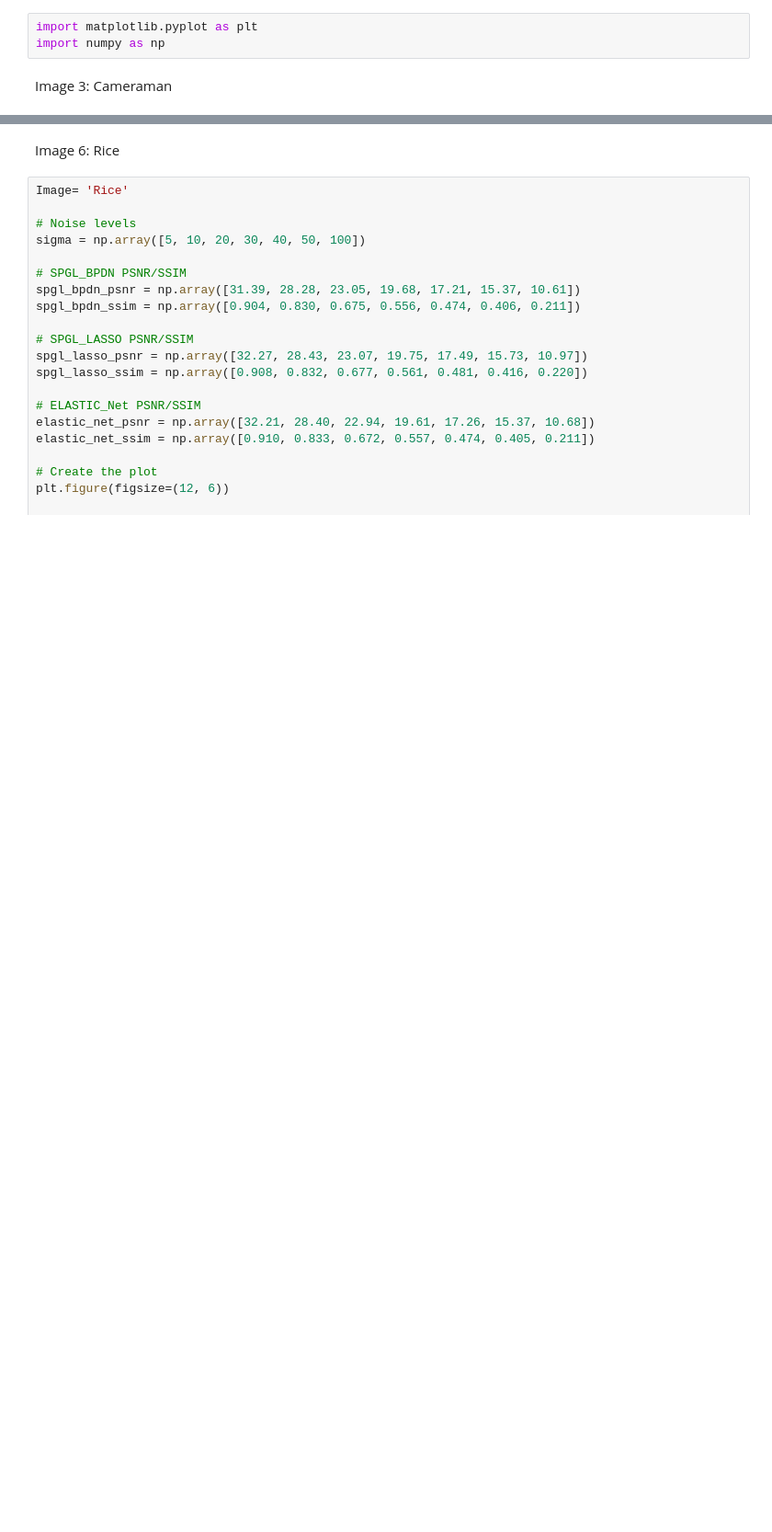
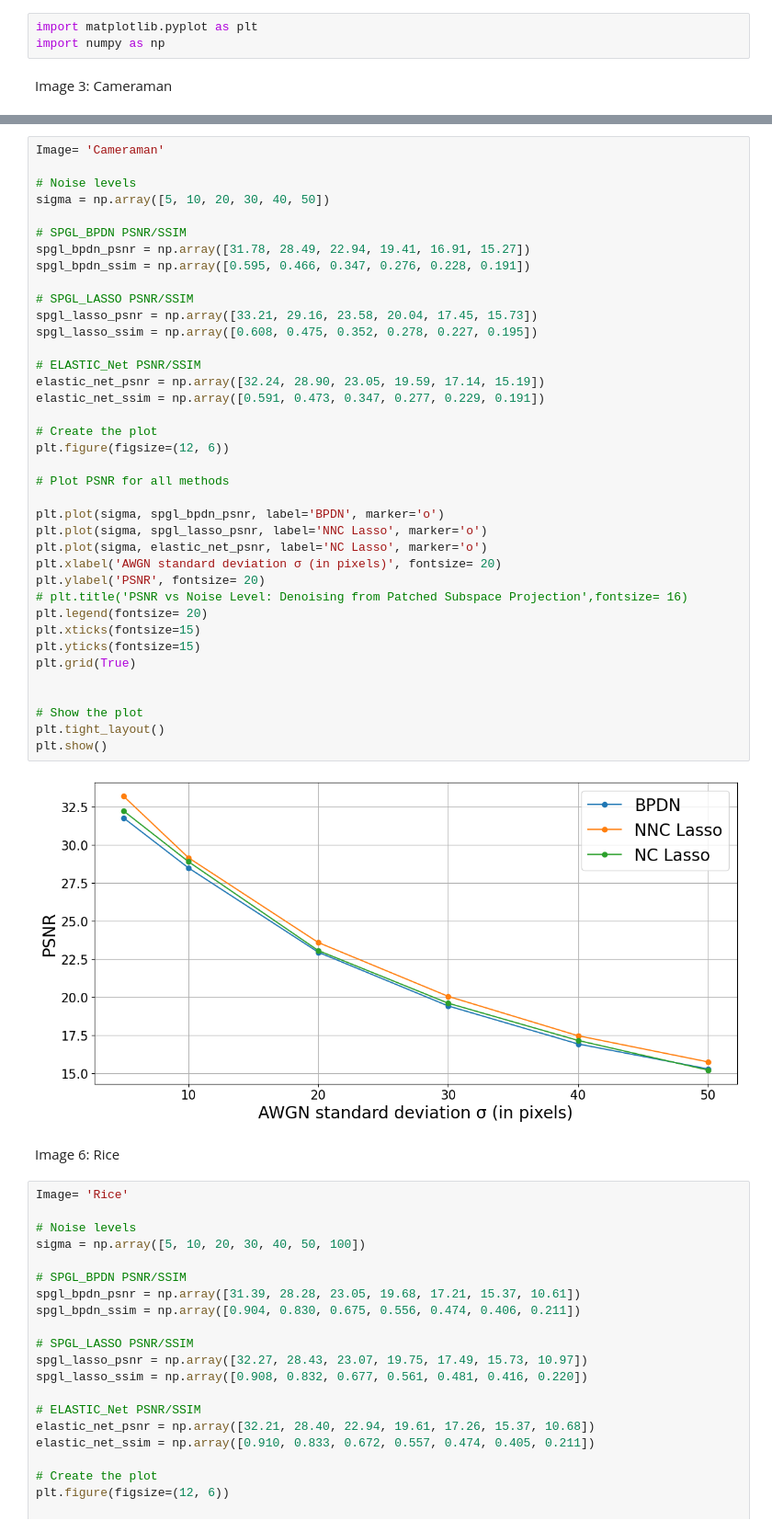
Before and after one commit to Tharindu-Nirmal/Image_Denoising, a Jupyter notebook: plots.ipynb, the cells around one changed output, grey strips where cells are left out. Shown: that part at 92% size. Drawn from its saved outputs; the diff is of its cells as text; blank space fills up the shorter version.

```diff
--- a/plots.ipynb
+++ b/plots.ipynb
@@ -54,3 +54,43 @@ plt.show()
+# %%
+Image= 'Cameraman'
+
+# Noise levels
+sigma = np.array([5, 10, 20, 30, 40, 50])
+
+# SPGL_BPDN PSNR/SSIM
+spgl_bpdn_psnr = np.array([31.78, 28.49, 22.94, 19.41, 16.91, 15.27])
+spgl_bpdn_ssim = np.array([0.595, 0.466, 0.347, 0.276, 0.228, 0.191])
+
+# SPGL_LASSO PSNR/SSIM
+spgl_lasso_psnr = np.array([33.21, 29.16, 23.58, 20.04, 17.45, 15.73])
+spgl_lasso_ssim = np.array([0.608, 0.475, 0.352, 0.278, 0.227, 0.195])
+
+# ELASTIC_Net PSNR/SSIM
+elastic_net_psnr = np.array([32.24, 28.90, 23.05, 19.59, 17.14, 15.19])
+elastic_net_ssim = np.array([0.591, 0.473, 0.347, 0.277, 0.229, 0.191])
+
+# Create the plot
+plt.figure(figsize=(12, 6))
+
+# Plot PSNR for all methods
+
+plt.plot(sigma, spgl_bpdn_psnr, label='BPDN', marker='o')
+plt.plot(sigma, spgl_lasso_psnr, label='NNC Lasso', marker='o')
+plt.plot(sigma, elastic_net_psnr, label='NC Lasso', marker='o')
+plt.xlabel('AWGN standard deviation σ (in pixels)', fontsize= 20)
+plt.ylabel('PSNR', fontsize= 20)
+# plt.title('PSNR vs Noise Level: Denoising from Patched Subspace Projection',fontsize= 16)
+plt.legend(fontsize= 20)
+plt.xticks(fontsize=15)
+plt.yticks(fontsize=15)
+plt.grid(True)
+
+
+# Show the plot
+plt.tight_layout()
+plt.show()
+# %% [output]
+[figure, added]
 # %% [markdown]
 Image 6: Rice
 # %%
```
Also changed, not shown: parts of 3 cells of this notebook, 3 other files.
